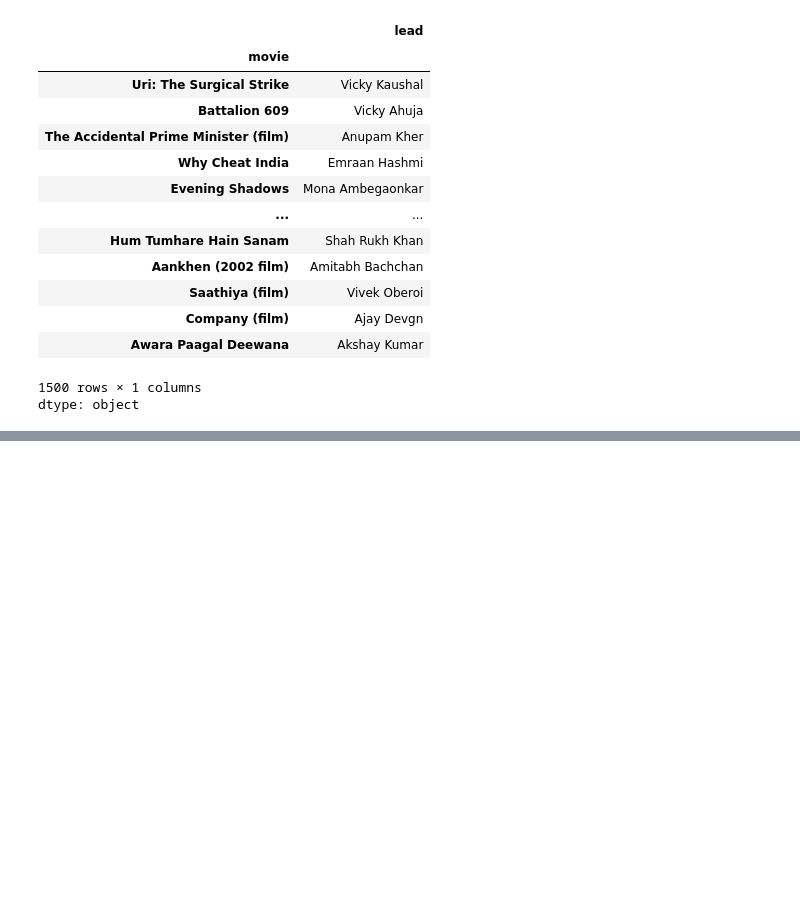
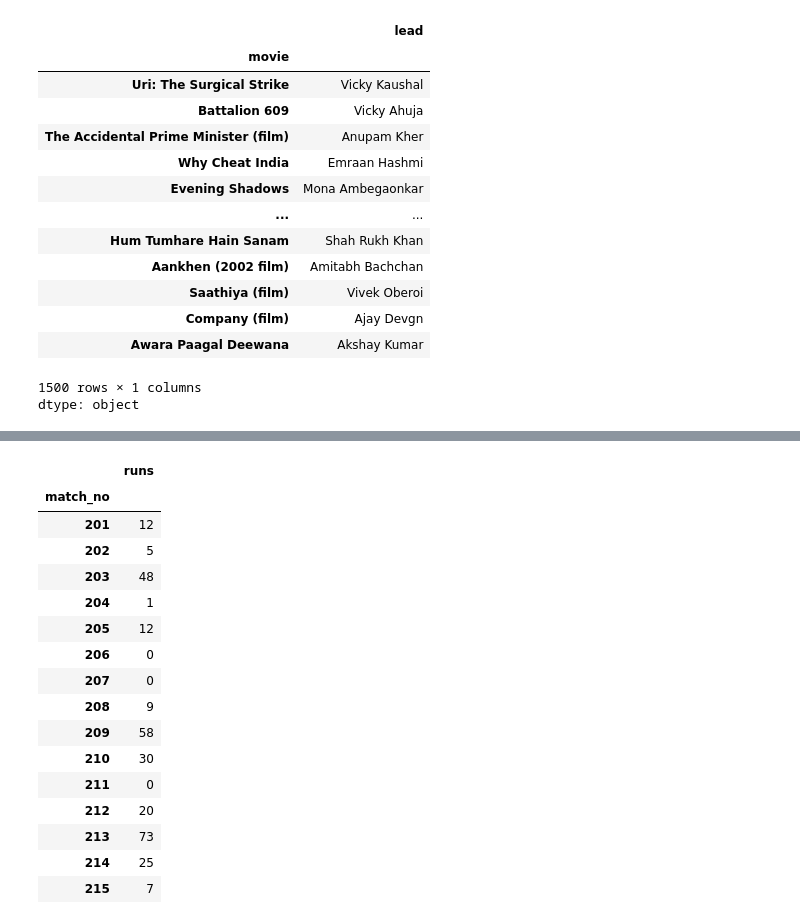
Before and after one commit to Tdeflash12/AI-ML, a Jupyter notebook: pandas.ipynb, the cells around one changed output, grey strips where cells are left out. Cells and saved outputs as stored; diff of their text form; code cells hidden in the pictures; blank space fills up the shorter version.

```diff
--- a/pandas.ipynb
+++ b/pandas.ipynb
@@ -160,0 +183,20 @@ dtype: object
+# %%
+vkl.tail(15)
+# %% [output]
+|  | runs |
+| match_no |  |
+| 201 | 12 |
+| 202 | 5 |
+| 203 | 48 |
+| 204 | 1 |
+| 205 | 12 |
+| 206 | 0 |
+| 207 | 0 |
+| 208 | 9 |
+| 209 | 58 |
+| 210 | 30 |
+| 211 | 0 |
+| 212 | 20 |
+| 213 | 73 |
+| 214 | 25 |
+| 215 | 7 |
```
Also changed, not shown: parts of 10 cells of this notebook.
